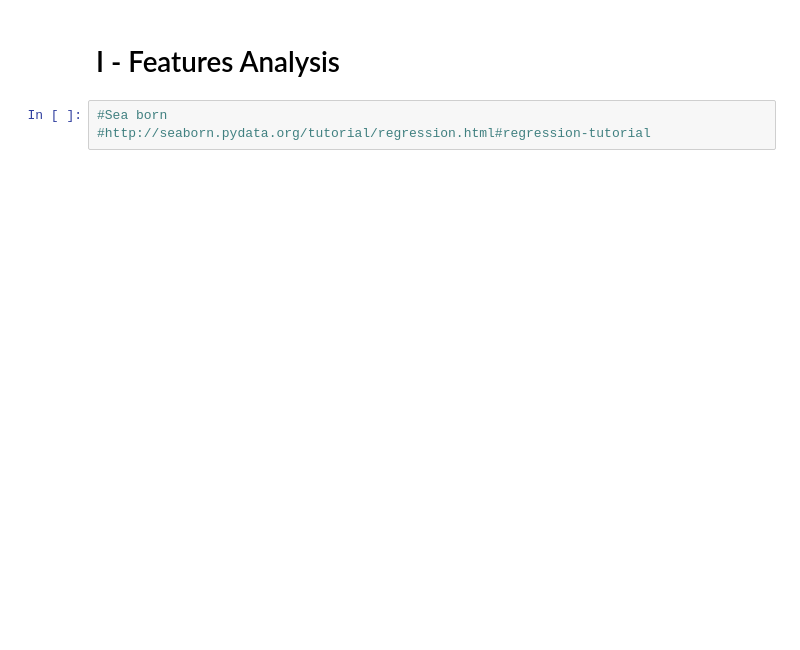
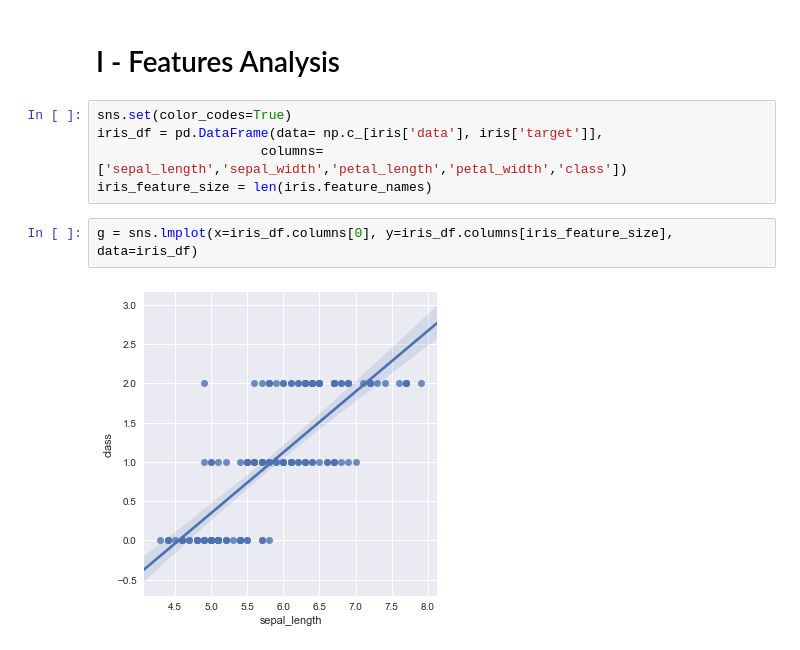
Before and after one commit to gangsaur/jupyter-sklearn-explore, a Jupyter notebook: Tucil2_13514001.ipynb, the cells around one changed output. Cells and saved outputs as stored; diff of their text form; blank space fills up the shorter version.

```diff
--- a/Tucil2_13514001.ipynb
+++ b/Tucil2_13514001.ipynb
@@ -132,5 +203,11 @@ print(iris.target_names[MLPResult])
 # %% [markdown]
 # I - Features Analysis
-# %%
-#Sea born
-#http://seaborn.pydata.org/tutorial/regression.html#regression-tutorial
+# %%
+sns.set(color_codes=True)
+iris_df = pd.DataFrame(data= np.c_[iris['data'], iris['target']],
+                     columns=['sepal_length','sepal_width','petal_length','petal_width','class'])
+iris_feature_size = len(iris.feature_names)
+# %%
+g = sns.lmplot(x=iris_df.columns[0], y=iris_df.columns[iris_feature_size], data=iris_df)
+# %% [output]
+[figure, added]
```
Also changed, not shown: parts of 16 cells of this notebook, 2 other files.
